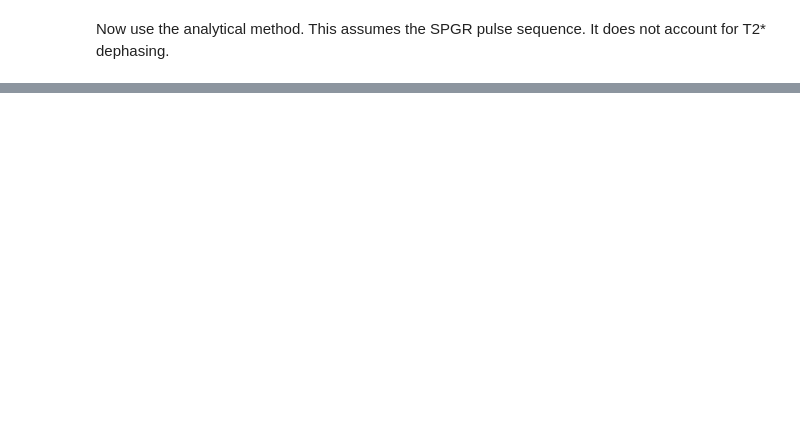
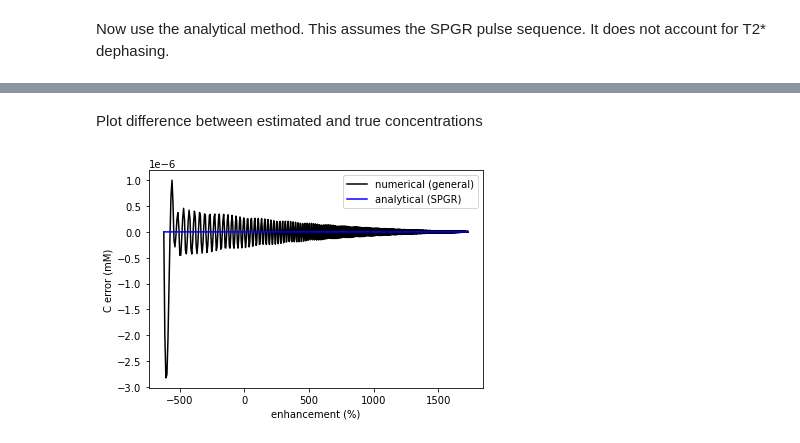
Before and after one commit to mjt320/SEPAL, a Jupyter notebook: demo/demo_enh_to_conc.ipynb, the cells around one changed output, grey strips where cells are left out. Cells and saved outputs as stored; diff of their text form; code cells hidden in the pictures; blank space fills up the shorter version.

```diff
--- a/demo/demo_enh_to_conc.ipynb
+++ b/demo/demo_enh_to_conc.ipynb
@@ -51,14 +62,10 @@ plt.plot(e_range, C_t_ana);
-# %%
-
-enh = np.arange(3000)
-
-c_to_r_model = relaxivity.CRLinear(r1, r2)
-signal_model = signal_models.SPGR(tr, fa, te)
-e_to_c_num = dce_fit.EnhToConc(c_to_r_model, signal_model)
-C_t_num = e_to_c_num.proc(enh, t10, k_fa)
-
-e_to_c_ana = dce_fit.EnhToConcSPGR(tr, fa, r1)
-C_t_ana = e_to_c_ana.proc(enh, t10, k_fa)
-
-plt.plot(enh, C_t_num, 'k-',
-         enh, C_t_ana, 'r-')
+# %% [markdown]
+Plot difference between estimated and true concentrations
+# %%
+plt.plot(enh, C_t_num - conc_range, 'k-', label='numerical (general)')
+plt.plot(enh, C_t_ana - conc_range, 'b-', label='analytical (SPGR)');
+plt.legend()
+plt.xlabel('enhancement (%)')
+plt.ylabel('C error (mM)');
+# %% [output]
+[figure, added]
```
Also changed, not shown: parts of 12 cells of this notebook, 1 other file.
